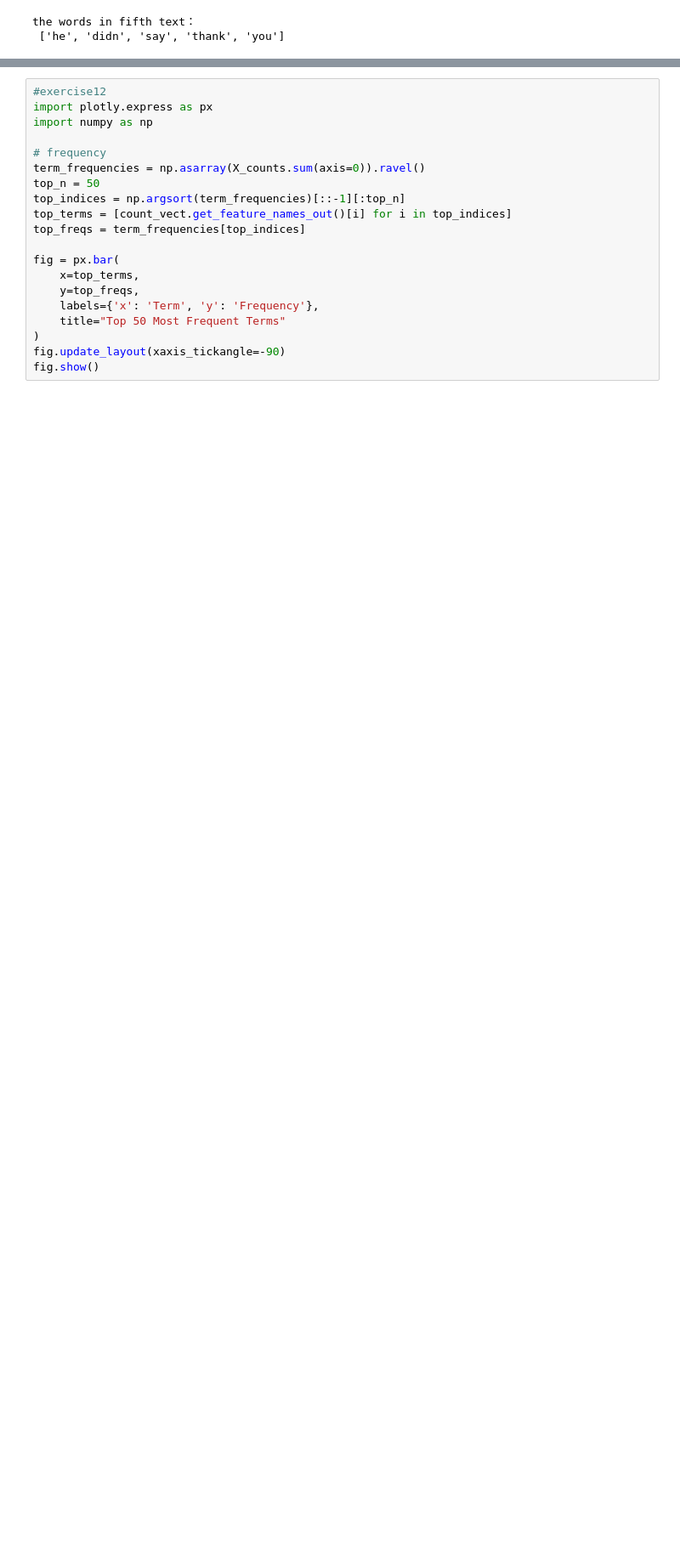
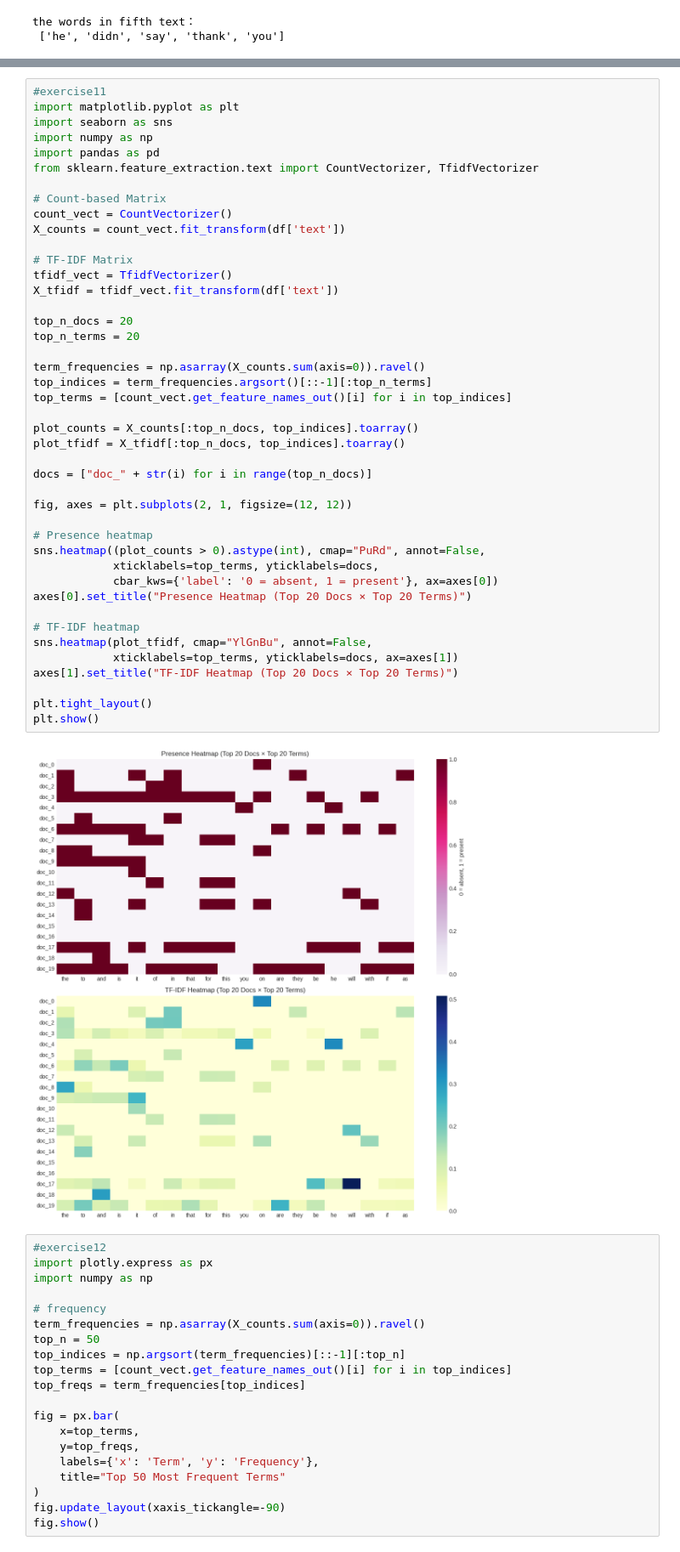
Before and after one commit to THH1118/DM2025-Lab1-Exercise, a Jupyter notebook: DM2025-Lab1-Homework.ipynb, the cells around one changed output, grey strips where cells are left out. Shown at 85% size. Cells and saved outputs as stored; diff of their text form; blank space fills up the shorter version.

```diff
--- a/DM2025-Lab1-Homework.ipynb
+++ b/DM2025-Lab1-Homework.ipynb
@@ -275,6 +275,51 @@ plt.title("Top 20 Docs × Top 20 Frequent Terms Heatmap")
 plt.show()
 # %% [output]
 [figure]
+# %%
+#exercise11
+import matplotlib.pyplot as plt
+import seaborn as sns
+import numpy as np
+import pandas as pd
+from sklearn.feature_extraction.text import CountVectorizer, TfidfVectorizer
+
+# Count-based Matrix
+count_vect = CountVectorizer()
+X_counts = count_vect.fit_transform(df['text'])
+
+# TF-IDF Matrix
+tfidf_vect = TfidfVectorizer()
+X_tfidf = tfidf_vect.fit_transform(df['text'])
+
+top_n_docs = 20
+top_n_terms = 20
+
+term_frequencies = np.asarray(X_counts.sum(axis=0)).ravel()
+top_indices = term_frequencies.argsort()[::-1][:top_n_terms]
+top_terms = [count_vect.get_feature_names_out()[i] for i in top_indices]
+
+plot_counts = X_counts[:top_n_docs, top_indices].toarray()
+plot_tfidf = X_tfidf[:top_n_docs, top_indices].toarray()
+
+docs = ["doc_" + str(i) for i in range(top_n_docs)]
+
+fig, axes = plt.subplots(2, 1, figsize=(12, 12))
+
+# Presence heatmap
+sns.heatmap((plot_counts > 0).astype(int), cmap="PuRd", annot=False,
+            xticklabels=top_terms, yticklabels=docs,
+            cbar_kws={'label': '0 = absent, 1 = present'}, ax=axes[0])
+axes[0].set_title("Presence Heatmap (Top 20 Docs × Top 20 Terms)")
+
+# TF-IDF heatmap
+sns.heatmap(plot_tfidf, cmap="YlGnBu", annot=False,
+            xticklabels=top_terms, yticklabels=docs, ax=axes[1])
+axes[1].set_title("TF-IDF Heatmap (Top 20 Docs × Top 20 Terms)")
+
+plt.tight_layout()
+plt.show()
+# %% [output]
+[figure, added]
 # %%
 #exercise12
 import plotly.express as px
```
Also changed, not shown: parts of 8 cells of this notebook.
